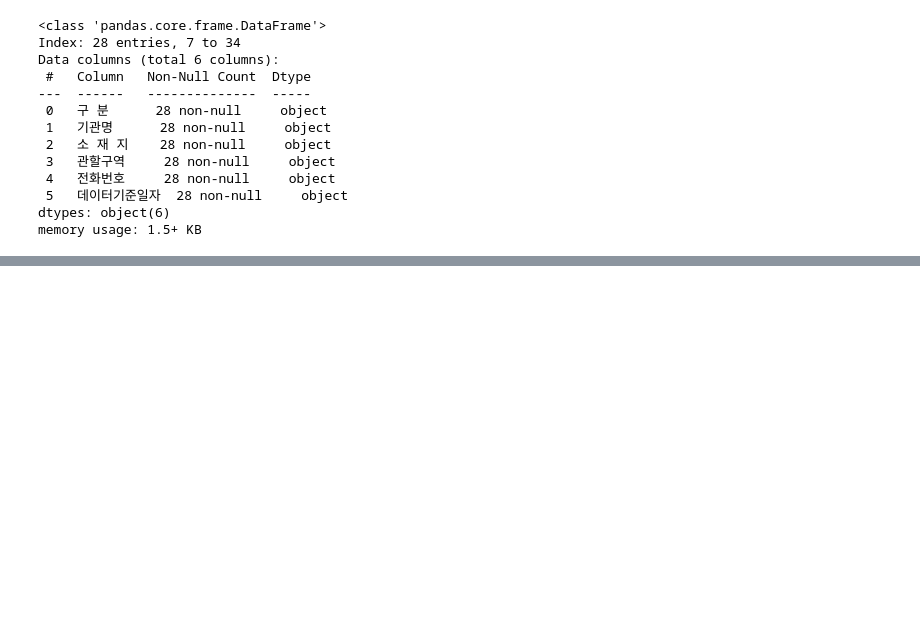
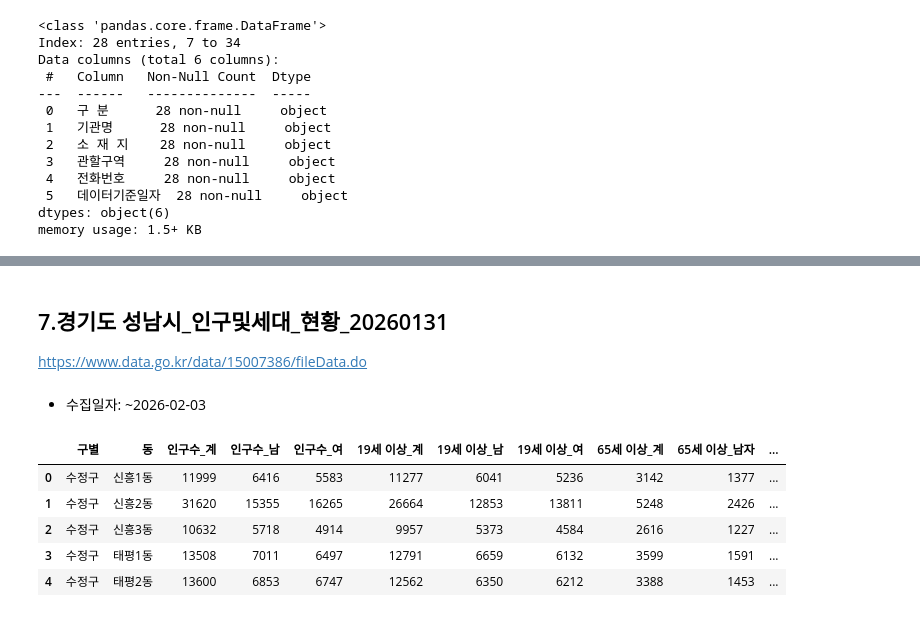
Before and after one commit to jimena1lee/1stProject_MSAI09, a Jupyter notebook: Raw-Data/외부 안전위험요소/view_data.ipynb, the cells around one changed output, grey strips where cells are left out. Saved outputs shown, nothing was run; the diff lists cells and outputs as text; code cells hidden in the pictures; blank space fills up the shorter version.

```diff
--- a/Raw-Data/외부 안전위험요소/raw_data_eda.ipynb
+++ b/Raw-Data/외부 안전위험요소/view_data.ipynb
@@ -180,0 +211,15 @@ memory usage: 1.5+ KB
+# %% [markdown]
+## 7.경기도 성남시_인구및세대_현황_20260131
+https://www.data.go.kr/data/15007386/fileData.do
+# %% [markdown]
+- 수집일자: ~2026-02-03
+# %%
+population_df = pd.read_csv('./경기도 성남시_인구및세대_현황_20260131.csv')
+population_df.head()
+# %% [output]
+|  | 구별 | 동 | 인구수_계 | 인구수_남 | 인구수_여 | 19세 이상_계 | 19세 이상_남 | 19세 이상_여 | 65세 이상_계 | 65세 이상_남자 | ... |
+| 0 | 수정구 | 신흥1동 | 11999 | 6416 | 5583 | 11277 | 6041 | 5236 | 3142 | 1377 | ... |
+| 1 | 수정구 | 신흥2동 | 31620 | 15355 | 16265 | 26664 | 12853 | 13811 | 5248 | 2426 | ... |
+| 2 | 수정구 | 신흥3동 | 10632 | 5718 | 4914 | 9957 | 5373 | 4584 | 2616 | 1227 | ... |
+| 3 | 수정구 | 태평1동 | 13508 | 7011 | 6497 | 12791 | 6659 | 6132 | 3599 | 1591 | ... |
+| 4 | 수정구 | 태평2동 | 13600 | 6853 | 6747 | 12562 | 6350 | 6212 | 3388 | 1453 | ... |
```
Also changed, not shown: parts of 10 cells of this notebook, 4 other files.
